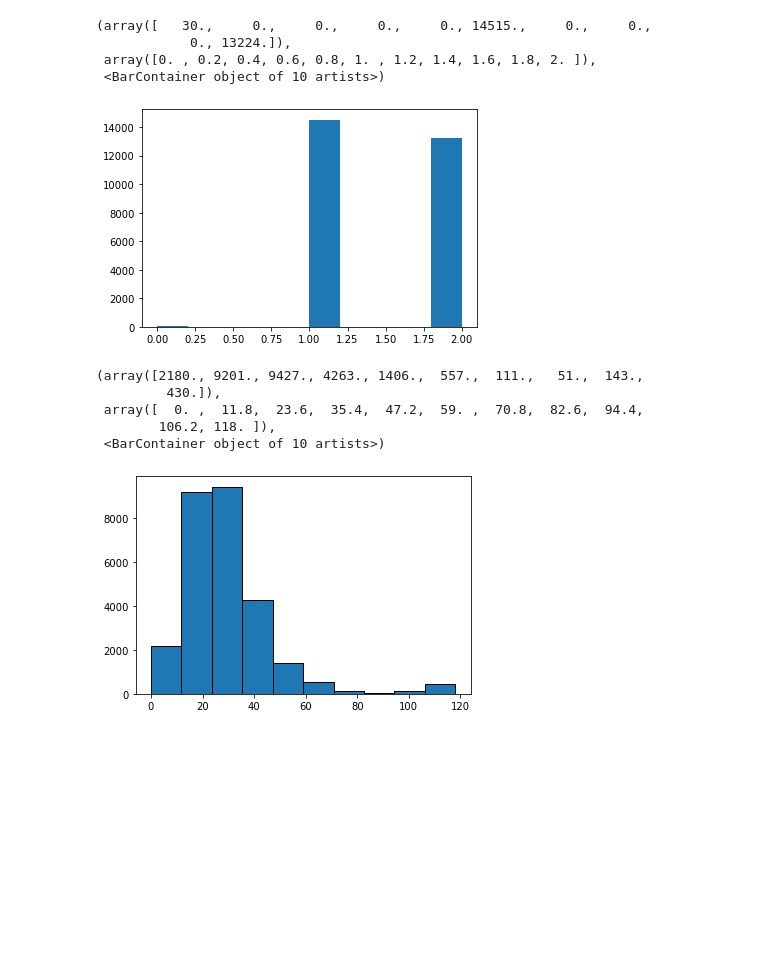
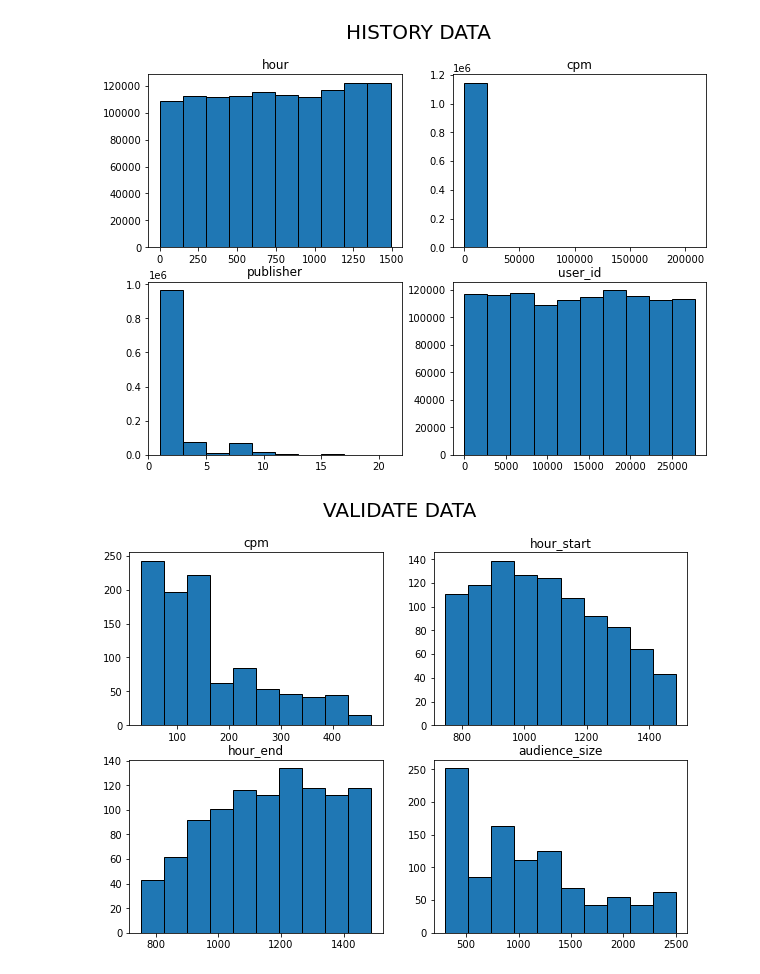
Before and after one commit to TimurPshITMO/VK_LL_2025, a Jupyter notebook: data_view.ipynb, the cells around one changed output. Saved outputs shown, nothing was run; the diff lists cells and outputs as text; code cells hidden in the pictures; blank space fills up the shorter version.

Commit message:
data_view updated

```diff
--- a/data_view.ipynb
+++ b/data_view.ipynb
@@ -3,7 +5,7 @@ import pandas as pd
 import seaborn as sns
 import matplotlib.pyplot as plt
 # %%
-users_data = pd.read_csv('users.tsv',sep='\t')
-history_data = pd.read_csv('history.tsv',sep='\t')
-validate_data = pd.read_csv('validate.tsv',sep='\t')
-validate_ans_data = pd.read_csv('validate_answers.tsv',sep='\t')
+users = pd.read_csv('users.tsv',sep='\t')
+history = pd.read_csv('history.tsv',sep='\t')
+validate = pd.read_csv('validate.tsv',sep='\t')
+validate_answers = pd.read_csv('validate_answers.tsv',sep='\t')
@@ -23,0 +101,13 @@ memory usage: 35.0 MB
+# %%
+f = plt.figure()
+f.set_figwidth(10)
+f.set_figheight(7)
+plt.suptitle('USERS DATA', fontsize = 20)
+
+for i in range(len(users.columns)):
+    plt.subplot(2,2,i+1)
+    plt.title(users.columns[i])
+    plt.hist(users[users.columns[i]], edgecolor='black')
+
+
+plt.show()
@@ -24,17 +116,30 @@ memory usage: 35.0 MB
 # %%
-plt.hist(users_data['sex'])
+f = plt.figure()
+f.set_figwidth(10)
+f.set_figheight(7)
+plt.suptitle('HISTORY DATA', fontsize = 20)
+
+for i in range(len(history.columns)):
+    plt.subplot(2,2,i+1)
+    plt.title(history.columns[i])
+    plt.hist(history[history.columns[i]], edgecolor='black')
+
+plt.show()
 # %% [output]
-(array([   30.,     0.,     0.,     0.,     0., 14515.,     0.,     0.,
-            0., 13224.]),
- array([0. , 0.2, 0.4, 0.6, 0.8, 1. , 1.2, 1.4, 1.6, 1.8, 2. ]),
- <BarContainer object of 10 artists>)
-[figure, old version]
+[figure, new version]
-# %%
-plt.hist(users_data['age'], edgecolor='black')
-# %% [output]
-(array([2180., 9201., 9427., 4263., 1406.,  557.,  111.,   51.,  143.,
-         430.]),
- array([  0. ,  11.8,  23.6,  35.4,  47.2,  59. ,  70.8,  82.6,  94.4,
-        106.2, 118. ]),
- <BarContainer object of 10 artists>)
-[figure, removed]
+# %%
+f = plt.figure()
+f.set_figwidth(10)
+f.set_figheight(7)
+plt.suptitle('VALIDATE DATA', fontsize = 20)
+
+validate_vis = validate.drop(['publishers','user_ids'],axis=1) # Эти 2 колонки содержат списки, не уверен, как их визуализировать
+
+for i in range(len(validate_vis.columns)):
+    plt.subplot(2,2,i+1)
+    plt.title(validate_vis.columns[i])
+    plt.hist(validate_vis[validate_vis.columns[i]], edgecolor='black')
+
+plt.show()
+# %% [output]
+[figure, added]
```
Also changed, not shown: parts of 9 cells of this notebook.
